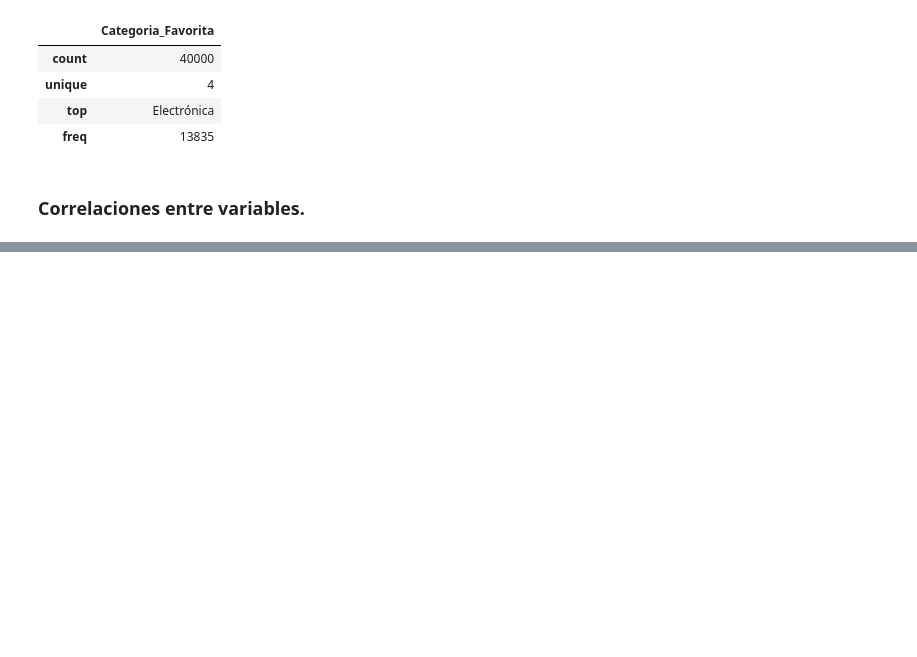
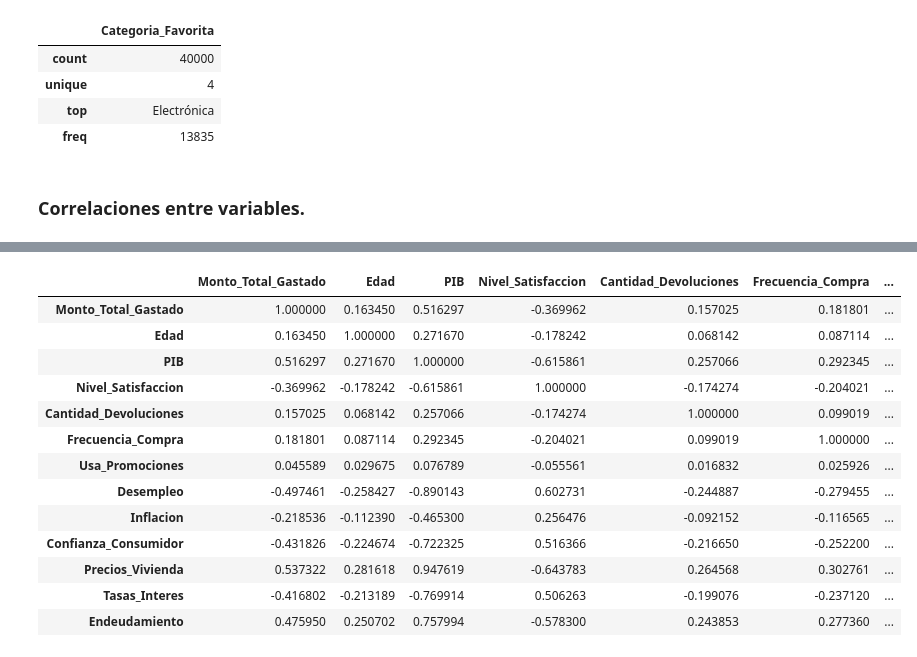
Before and after one commit to sebas3261/analitica, a Jupyter notebook: Untitled.ipynb, the cells around one changed output, grey strips where cells are left out. Saved outputs shown, nothing was run; the diff lists cells and outputs as text; code cells hidden in the pictures; blank space fills up the shorter version.

```diff
--- a/Untitled.ipynb
+++ b/Untitled.ipynb
@@ -274,0 +301,18 @@ df.describe(include = object)
+# %%
+corr_mat  = df[['Monto_Total_Gastado', 'Edad', 'PIB','Nivel_Satisfaccion','Cantidad_Devoluciones','Frecuencia_Compra','Usa_Promociones','Desempleo', 'Inflacion', 'Confianza_Consumidor', 'Precios_Vivienda', 'Tasas_Interes', 'Endeudamiento']].corr()
+corr_mat
+# %% [output]
+|  | Monto_Total_Gastado | Edad | PIB | Nivel_Satisfaccion | Cantidad_Devoluciones | Frecuencia_Compra | ... |
+| Monto_Total_Gastado | 1.000000 | 0.163450 | 0.516297 | -0.369962 | 0.157025 | 0.181801 | ... |
+| Edad | 0.163450 | 1.000000 | 0.271670 | -0.178242 | 0.068142 | 0.087114 | ... |
+| PIB | 0.516297 | 0.271670 | 1.000000 | -0.615861 | 0.257066 | 0.292345 | ... |
+| Nivel_Satisfaccion | -0.369962 | -0.178242 | -0.615861 | 1.000000 | -0.174274 | -0.204021 | ... |
+| Cantidad_Devoluciones | 0.157025 | 0.068142 | 0.257066 | -0.174274 | 1.000000 | 0.099019 | ... |
+| Frecuencia_Compra | 0.181801 | 0.087114 | 0.292345 | -0.204021 | 0.099019 | 1.000000 | ... |
+| Usa_Promociones | 0.045589 | 0.029675 | 0.076789 | -0.055561 | 0.016832 | 0.025926 | ... |
+| Desempleo | -0.497461 | -0.258427 | -0.890143 | 0.602731 | -0.244887 | -0.279455 | ... |
+| Inflacion | -0.218536 | -0.112390 | -0.465300 | 0.256476 | -0.092152 | -0.116565 | ... |
+| Confianza_Consumidor | -0.431826 | -0.224674 | -0.722325 | 0.516366 | -0.216650 | -0.252200 | ... |
+| Precios_Vivienda | 0.537322 | 0.281618 | 0.947619 | -0.643783 | 0.264568 | 0.302761 | ... |
+| Tasas_Interes | -0.416802 | -0.213189 | -0.769914 | 0.506263 | -0.199076 | -0.237120 | ... |
+| Endeudamiento | 0.475950 | 0.250702 | 0.757994 | -0.578300 | 0.243853 | 0.277360 | ... |
```
Also changed, not shown: parts of 4 cells of this notebook.
